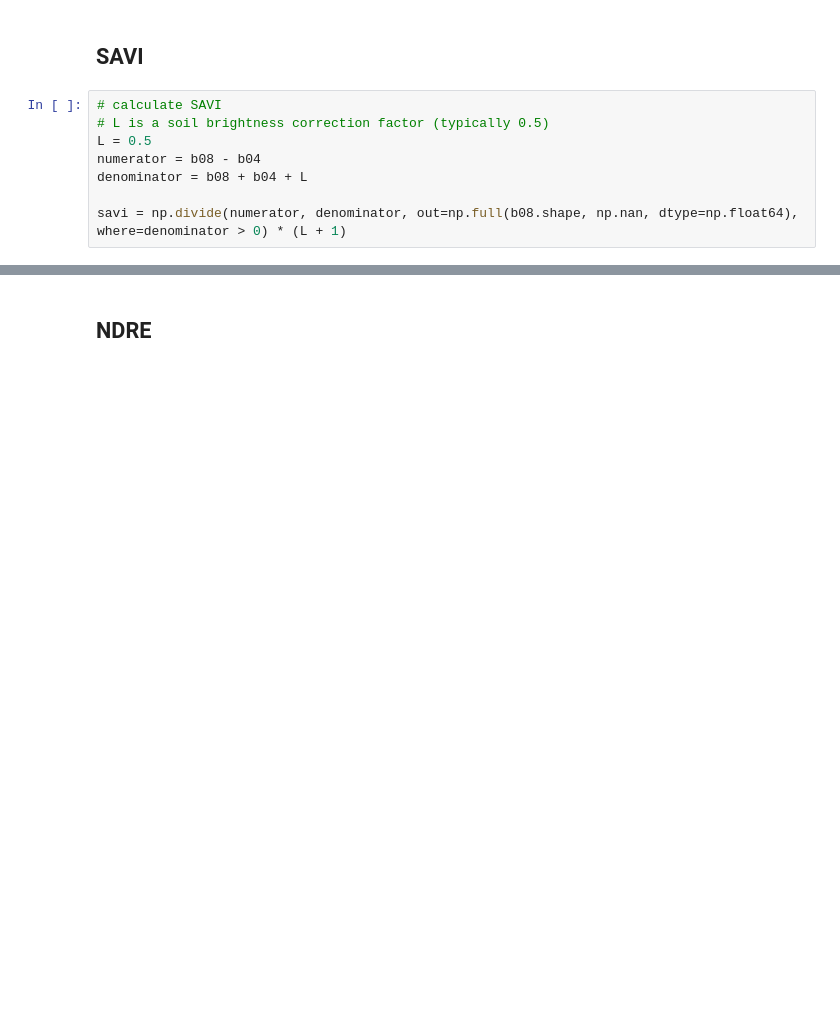
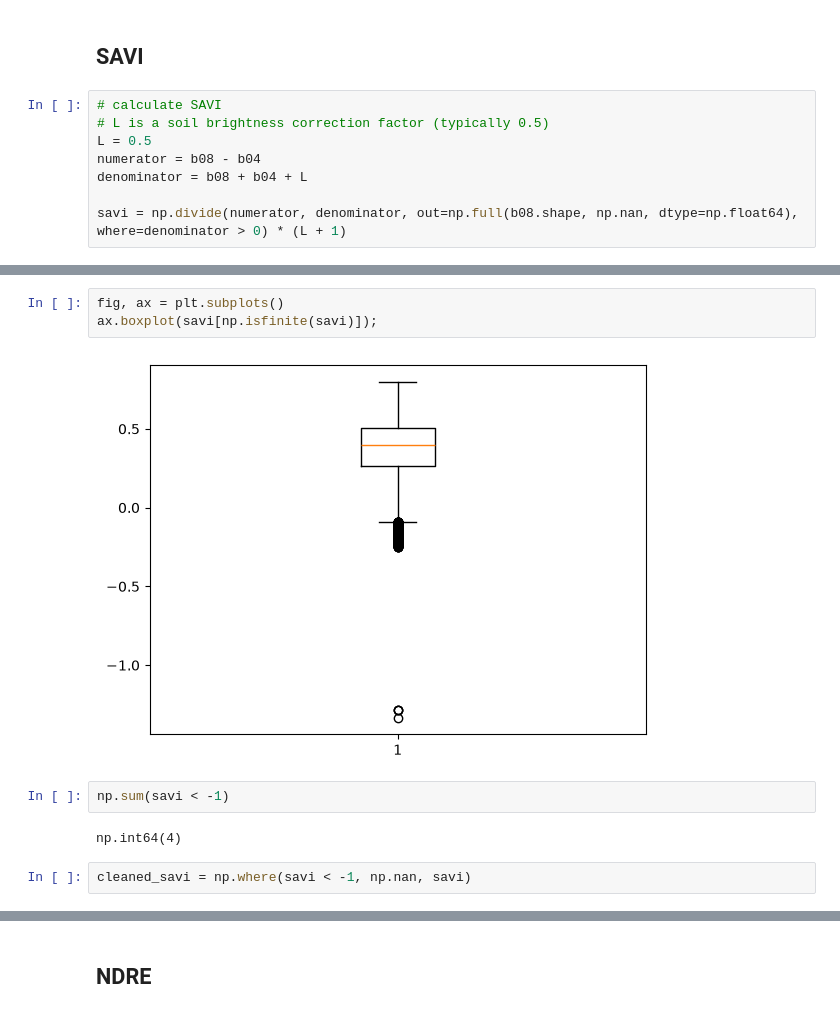
Before and after one commit to mikolaj-kowal/rs-vegetation-indices-analysis, a Jupyter notebook: notebooks/02-index-calculation.ipynb, the cells around one changed output, grey strips where cells are left out. Saved outputs shown, nothing was run; the diff lists cells and outputs as text; blank space fills up the shorter version.

```diff
--- a/notebooks/02-index-calculation.ipynb
+++ b/notebooks/02-index-calculation.ipynb
@@ -294,0 +290,11 @@ plt.tight_layout()
+# %%
+fig, ax = plt.subplots()
+ax.boxplot(savi[np.isfinite(savi)]);
+# %% [output]
+[figure, added]
+# %%
+np.sum(savi < -1)
+# %% [output]
+np.int64(4)
+# %%
+cleaned_savi = np.where(savi < -1, np.nan, savi)
```
Also changed, not shown: parts of 21 cells of this notebook, 5 other files.
